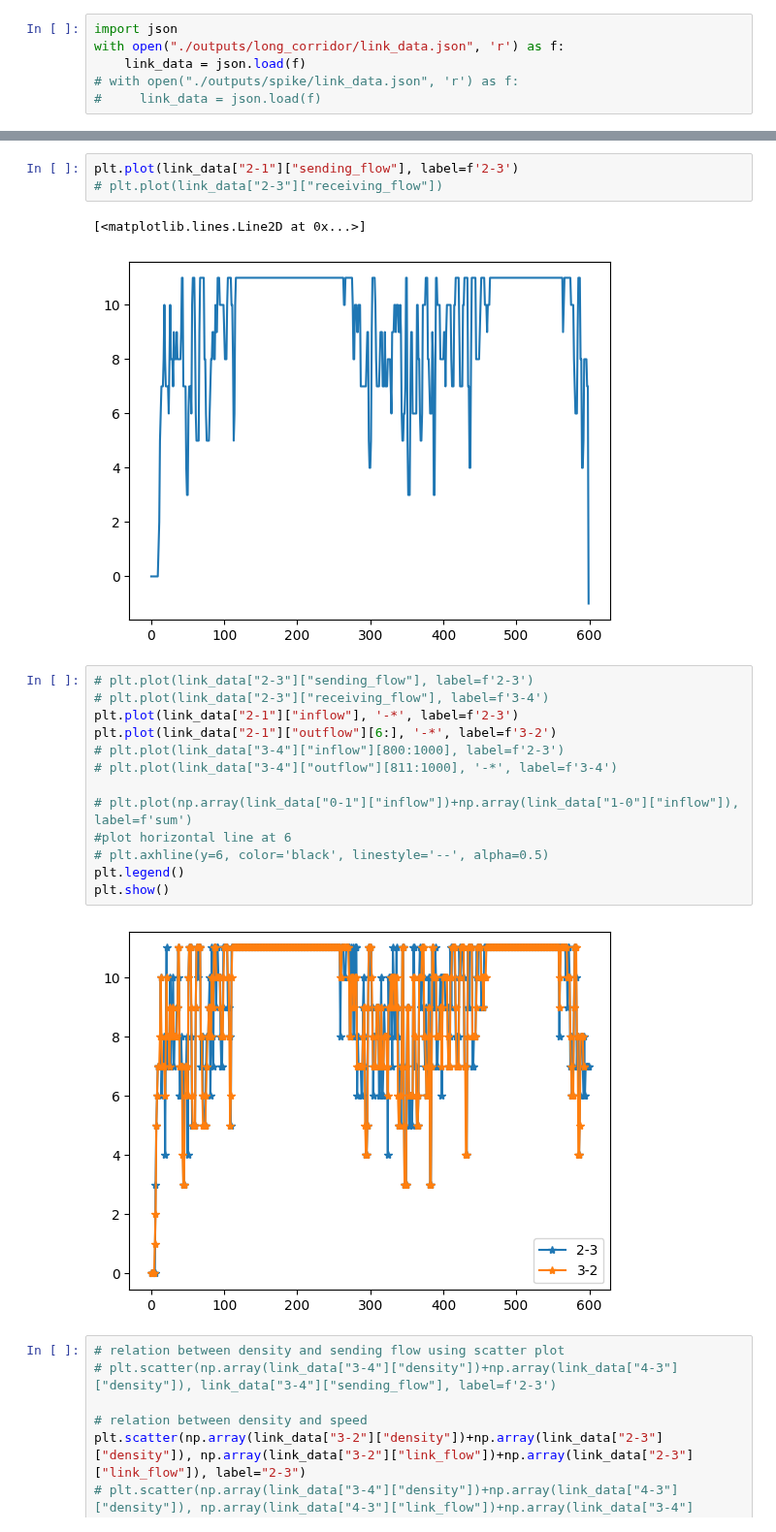
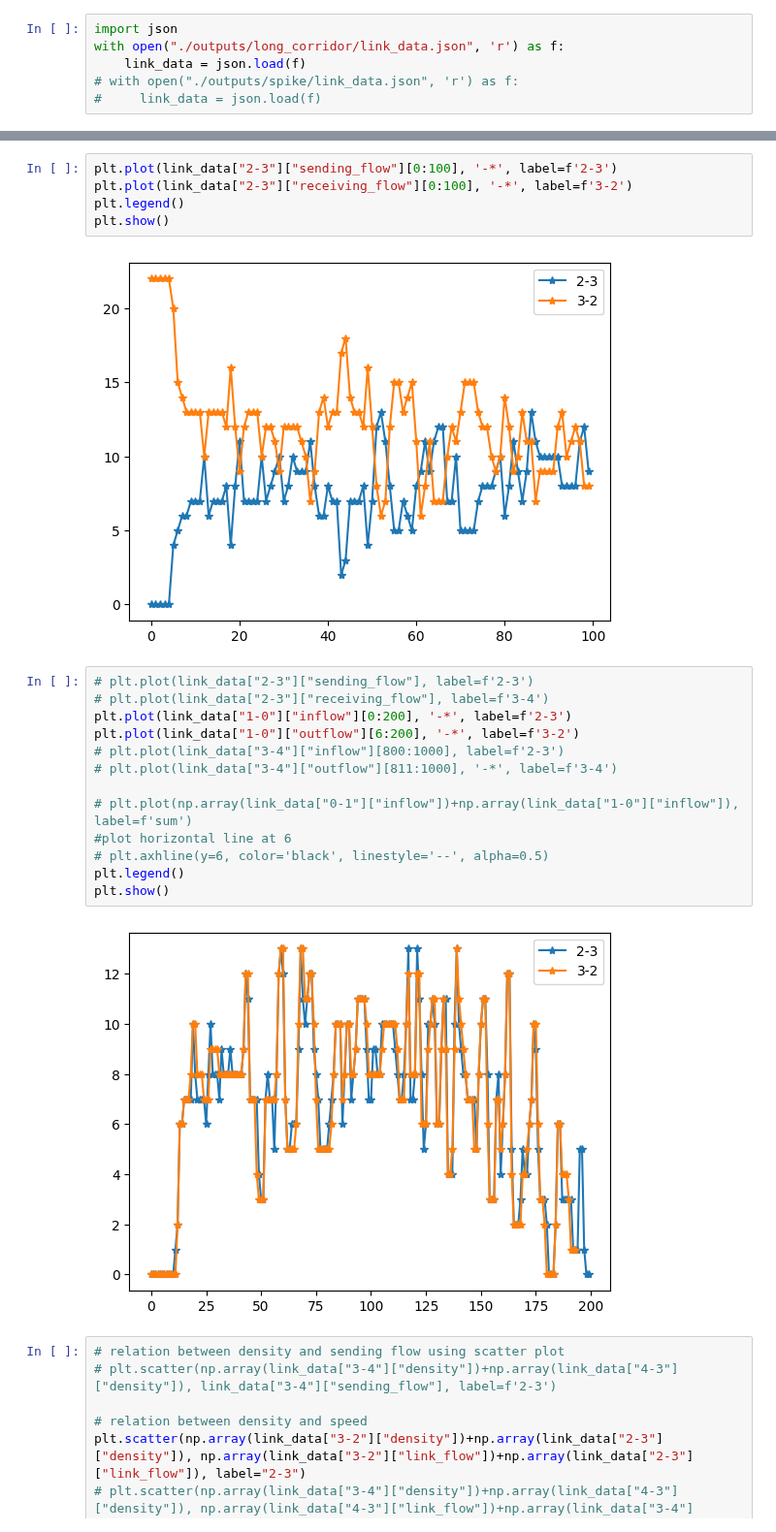
Before and after one commit to WaimenMak/PedNStream, a Jupyter notebook: draft.ipynb, the cells around one changed output, grey strips where cells are left out. Shown at 97% size. Saved outputs shown, nothing was run; the diff lists cells and outputs as text.

Commit message:
adjust receiving flow for gate and releasing factor, remove jam stage

```diff
--- a/draft.ipynb
+++ b/draft.ipynb
@@ -517,24 +517,25 @@ np.cumsum(np.array(link_data["3-2"]["inflow"]))[-1],np.cumsum(np.array(link_data
 # %%
-plt.plot(link_data["2-1"]["sending_flow"], label=f'2-3')
-# plt.plot(link_data["2-3"]["receiving_flow"])
+plt.plot(link_data["2-3"]["sending_flow"][0:100], '-*', label=f'2-3')
+plt.plot(link_data["2-3"]["receiving_flow"][0:100], '-*', label=f'3-2')
+plt.legend()
+plt.show()
 # %% [output]
-[<matplotlib.lines.Line2D at 0x...>]
-[figure, old version]
+[figure, new version]
 # %%
 # plt.plot(link_data["2-3"]["sending_flow"], label=f'2-3')
 # plt.plot(link_data["2-3"]["receiving_flow"], label=f'3-4')
-plt.plot(link_data["2-1"]["inflow"], '-*', label=f'2-3')
-plt.plot(link_data["2-1"]["outflow"][6:], '-*', label=f'3-2')
+plt.plot(link_data["1-0"]["inflow"][0:200], '-*', label=f'2-3')
+plt.plot(link_data["1-0"]["outflow"][6:200], '-*', label=f'3-2')
 # plt.plot(link_data["3-4"]["inflow"][800:1000], label=f'2-3')
 # plt.plot(link_data["3-4"]["outflow"][811:1000], '-*', label=f'3-4')
 
 # plt.plot(np.array(link_data["0-1"]["inflow"])+np.array(link_data["1-0"]["inflow"]), label=f'sum')
 #plot horizontal line at 6
 # plt.axhline(y=6, color='black', linestyle='--', alpha=0.5)
 plt.legend()
 plt.show()
 # %% [output]
-[figure, old version]
+[figure, new version]
 # %%
 # relation between density and sending flow using scatter plot
 # plt.scatter(np.array(link_data["3-4"]["density"])+np.array(link_data["4-3"]["density"]), link_data["3-4"]["sending_flow"], label=f'2-3')
```
Also changed, not shown: parts of 8 cells of this notebook, 5 other files.
